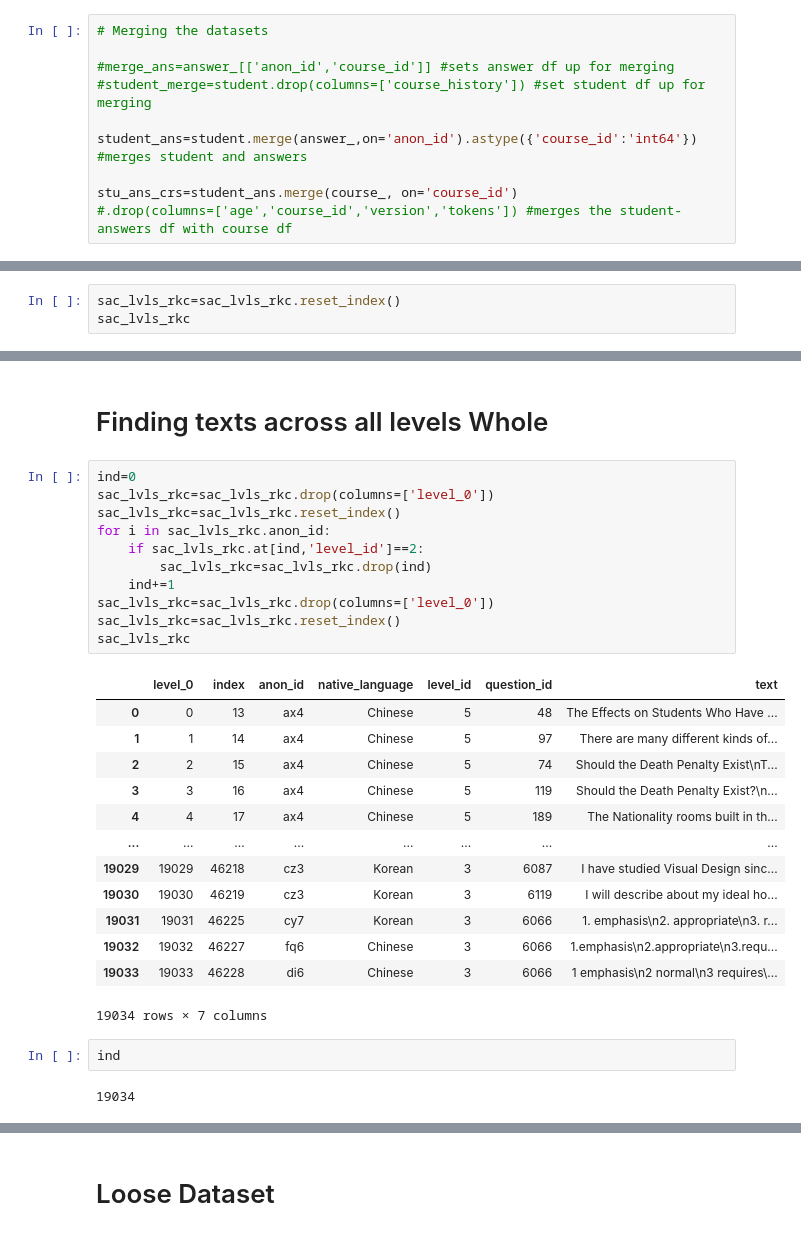
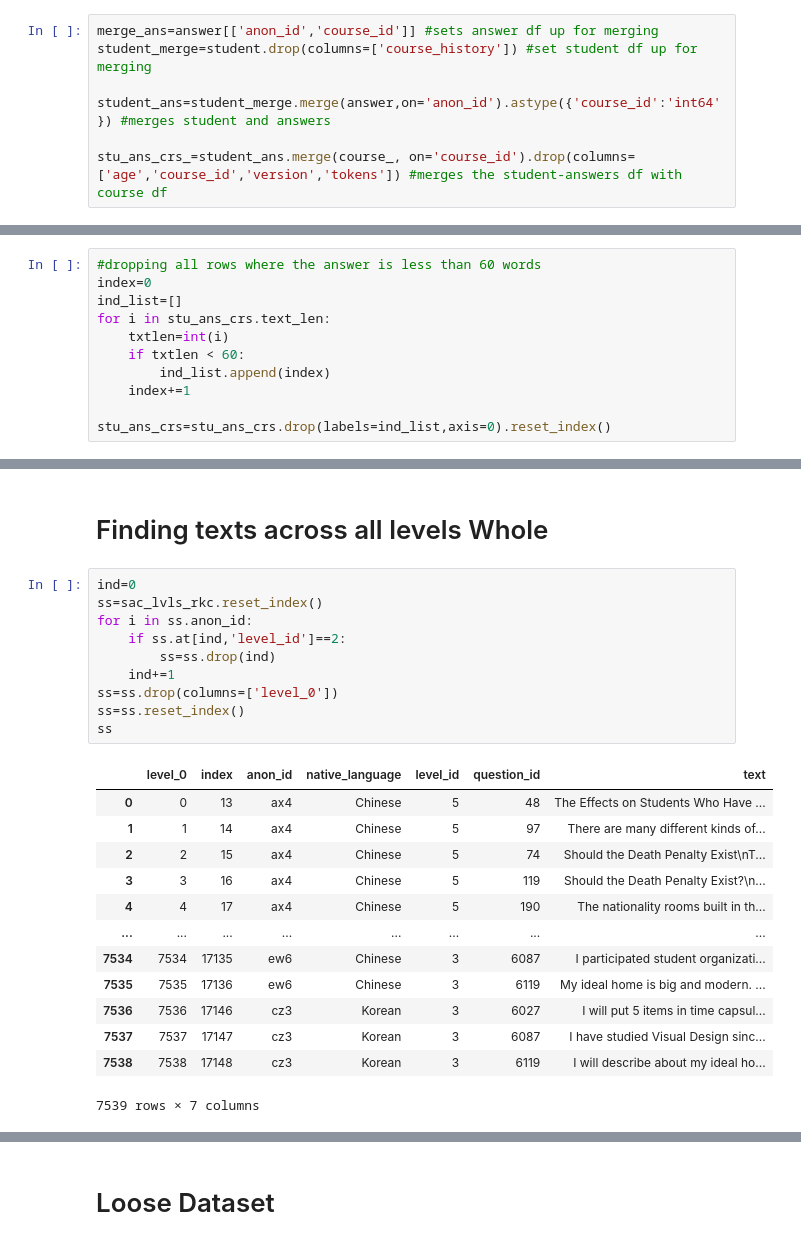
Before and after one commit to mencer456/LRDC-Research, a Jupyter notebook: SlideStats.ipynb, the cells around one changed output, grey strips where cells are left out. Saved outputs shown, nothing was run; the diff lists cells and outputs as text.

```diff
--- a/SlideStats.ipynb
+++ b/SlideStats.ipynb
@@ -43,15 +43,12 @@ def rmStr (df, col):
 col='course_id'
 answer=rmStr(answer_, col) #removes strings from answer_.course_id
 # %%
-# Merging the datasets
+merge_ans=answer[['anon_id','course_id']] #sets answer df up for merging
+student_merge=student.drop(columns=['course_history']) #set student df up for merging
 
-#merge_ans=answer_[['anon_id','course_id']] #sets answer df up for merging
-#student_merge=student.drop(columns=['course_history']) #set student df up for merging
+student_ans=student_merge.merge(answer,on='anon_id').astype({'course_id':'int64'}) #merges student and answers
 
-student_ans=student.merge(answer_,on='anon_id').astype({'course_id':'int64'}) #merges student and answers
-
-stu_ans_crs=student_ans.merge(course_, on='course_id')
-#.drop(columns=['age','course_id','version','tokens']) #merges the student-answers df with course df
+stu_ans_crs_=student_ans.merge(course_, on='course_id').drop(columns=['age','course_id','version','tokens']) #merges the student-answers df with course df
 # %%
 # function that finds the unique values in a list
 def get_uniques(x):
@@ -77,3 +81,14 @@ stu_ans_crs
+# %%
+#dropping all rows where the answer is less than 60 words
+index=0
+ind_list=[]
+for i in stu_ans_crs.text_len:
+    txtlen=int(i)
+    if txtlen < 60:
+        ind_list.append(index)
+    index+=1
+
+stu_ans_crs=stu_ans_crs.drop(labels=ind_list,axis=0).reset_index()
 # %%
 sac_lvls=stu_ans_crs[['anon_id','native_language','level_id','question_id','text']]
 sac_lvls_rkc=sac_lvls
@@ -135,4 +150 @@ unique_a
 | 2 | Spanish | 57 |
-# %%
-sac_lvls_rkc=sac_lvls_rkc.reset_index()
-sac_lvls_rkc
@@ -305,33 +319,28 @@ unique_a
 # Finding texts across all levels Whole
 # %%
 ind=0
-sac_lvls_rkc=sac_lvls_rkc.drop(columns=['level_0'])
-sac_lvls_rkc=sac_lvls_rkc.reset_index()
-for i in sac_lvls_rkc.anon_id:
-    if sac_lvls_rkc.at[ind,'level_id']==2:
-        sac_lvls_rkc=sac_lvls_rkc.drop(ind)
+ss=sac_lvls_rkc.reset_index()
+for i in ss.anon_id:
+    if ss.at[ind,'level_id']==2:
+        ss=ss.drop(ind)
     ind+=1
-sac_lvls_rkc=sac_lvls_rkc.drop(columns=['level_0'])
-sac_lvls_rkc=sac_lvls_rkc.reset_index()
-sac_lvls_rkc
+ss=ss.drop(columns=['level_0'])
+ss=ss.reset_index()
+ss
 # %% [output]
 |  | level_0 | index | anon_id | native_language | level_id | question_id | text |
 | 0 | 0 | 13 | ax4 | Chinese | 5 | 48 | The Effects on Students Who Have ... |
 | 1 | 1 | 14 | ax4 | Chinese | 5 | 97 | There are many different kinds of... |
 | 2 | 2 | 15 | ax4 | Chinese | 5 | 74 | Should the Death Penalty Exist\nT... |
 | 3 | 3 | 16 | ax4 | Chinese | 5 | 119 | Should the Death Penalty Exist?\n... |
-| 4 | 4 | 17 | ax4 | Chinese | 5 | 189 | The Nationality rooms built in th... |
+| 4 | 4 | 17 | ax4 | Chinese | 5 | 190 | The nationality rooms built in th... |
 | ... | ... | ... | ... | ... | ... | ... | ... |
-| 19029 | 19029 | 46218 | cz3 | Korean | 3 | 6087 | I have studied Visual Design sinc... |
-| 19030 | 19030 | 46219 | cz3 | Korean | 3 | 6119 | I will describe about my ideal ho... |
-| 19031 | 19031 | 46225 | cy7 | Korean | 3 | 6066 | 1. emphasis\n2. appropriate\n3. r... |
-| 19032 | 19032 | 46227 | fq6 | Chinese | 3 | 6066 | 1.emphasis\n2.appropriate\n3.requ... |
-| 19033 | 19033 | 46228 | di6 | Chinese | 3 | 6066 | 1 emphasis\n2 normal\n3 requires\... |
+| 7534 | 7534 | 17135 | ew6 | Chinese | 3 | 6087 | I participated student organizati... |
+| 7535 | 7535 | 17136 | ew6 | Chinese | 3 | 6119 | My ideal home is big and modern. ... |
+| 7536 | 7536 | 17146 | cz3 | Korean | 3 | 6027 | I will put 5 items in time capsul... |
+| 7537 | 7537 | 17147 | cz3 | Korean | 3 | 6087 | I have studied Visual Design sinc... |
+| 7538 | 7538 | 17148 | cz3 | Korean | 3 | 6119 | I will describe about my ideal ho... |
-19034 rows × 7 columns
+7539 rows × 7 columns
-# %%
-ind
-# %% [output]
-19034
 # %%
  # this code gets how many times an id appeared (n_anon_ids) as well as an array of what levels they participated in (lvl_nums)
 slr=sac_lvls_rkc.groupby('anon_id').agg(
```
Also changed, not shown: parts of 77 cells of this notebook.
